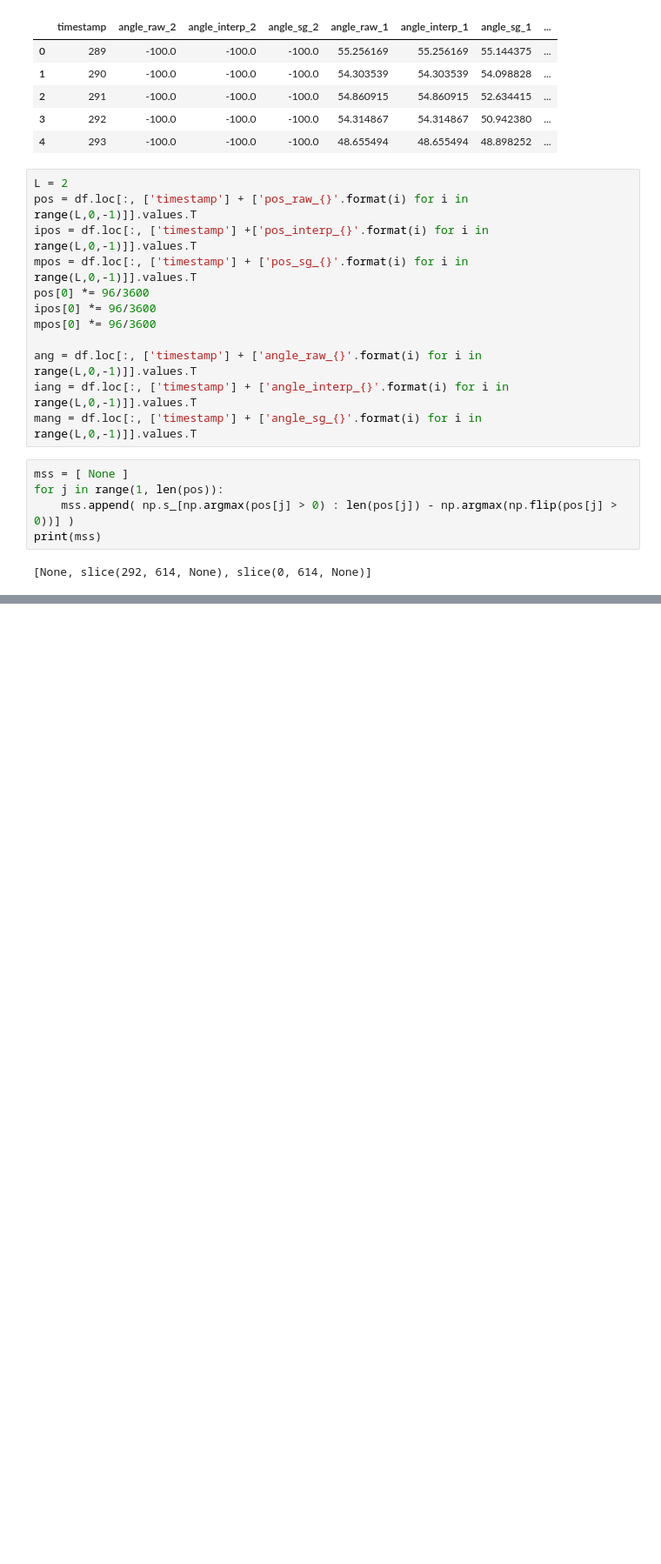
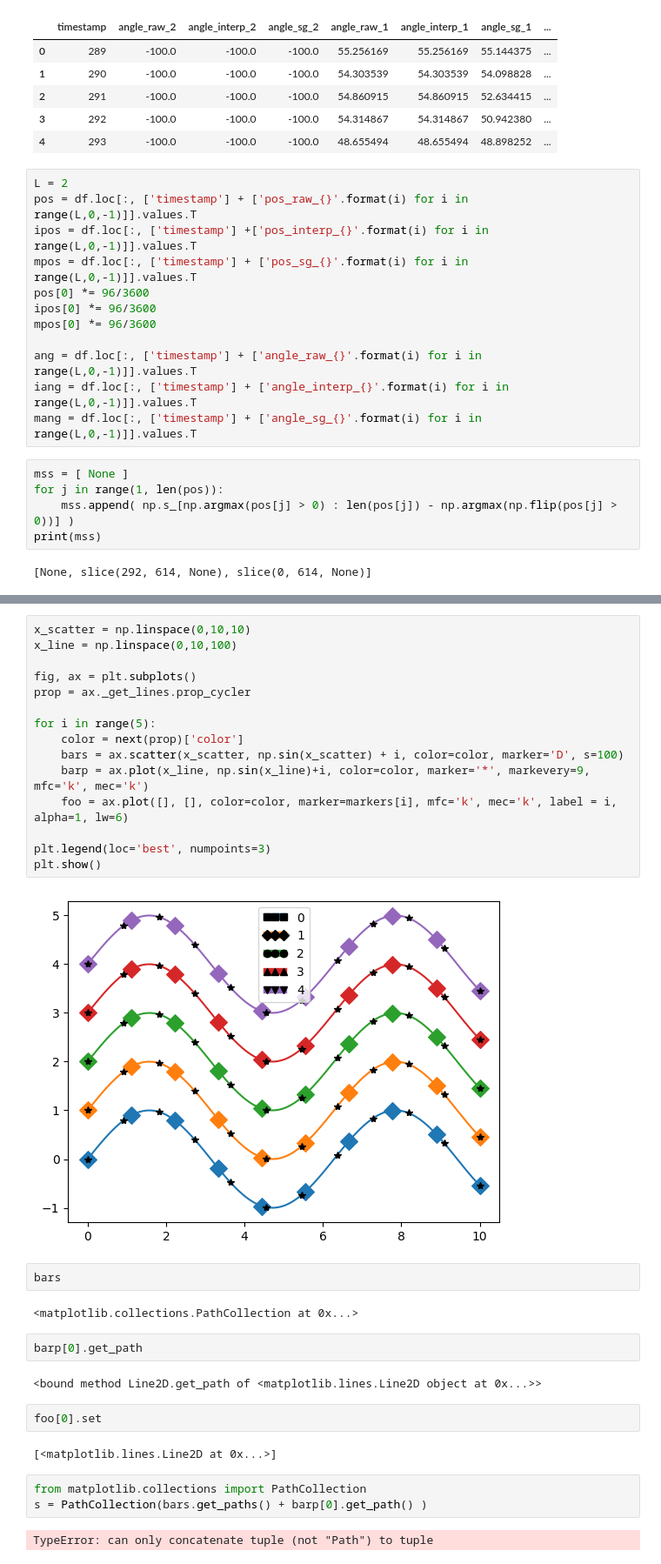
Before and after one commit to ejamezquita/cuscuta, a Jupyter notebook: jupyter/02_angle_tiff-Copy1.ipynb, the cells around one changed output, grey strips where cells are left out. Shown at 87% size. Saved outputs shown, nothing was run; the diff lists cells and outputs as text; blank space fills up the shorter version.

```diff
--- a/jupyter/02_angle_tiff-Copy1.ipynb
+++ b/jupyter/02_angle_tiff-Copy1.ipynb
@@ -509,0 +539,34 @@ plt.savefig(filename + '.pdf', format='pdf', bbox_inches='tight')
+# %%
+x_scatter = np.linspace(0,10,10)
+x_line = np.linspace(0,10,100)
+
+fig, ax = plt.subplots()
+prop = ax._get_lines.prop_cycler
+
+for i in range(5):
+    color = next(prop)['color']
+    bars = ax.scatter(x_scatter, np.sin(x_scatter) + i, color=color, marker='D', s=100)
+    barp = ax.plot(x_line, np.sin(x_line)+i, color=color, marker='*', markevery=9, mfc='k', mec='k')
+    foo = ax.plot([], [], color=color, marker=markers[i], mfc='k', mec='k', label = i, alpha=1, lw=6)
+
+plt.legend(loc='best', numpoints=3)
+plt.show()
+# %% [output]
+[figure, added]
+# %%
+bars
+# %% [output]
+<matplotlib.collections.PathCollection at 0x...>
+# %%
+barp[0].get_path
+# %% [output]
+<bound method Line2D.get_path of <matplotlib.lines.Line2D object at 0x...>>
+# %%
+foo[0].set
+# %% [output]
+[<matplotlib.lines.Line2D at 0x...>]
+# %%
+from matplotlib.collections import PathCollection
+s = PathCollection(bars.get_paths() + barp[0].get_path() )
+# %% [output]
+TypeError: can only concatenate tuple (not "Path") to tuple
```
Also changed, not shown: parts of 2 cells of this notebook.
